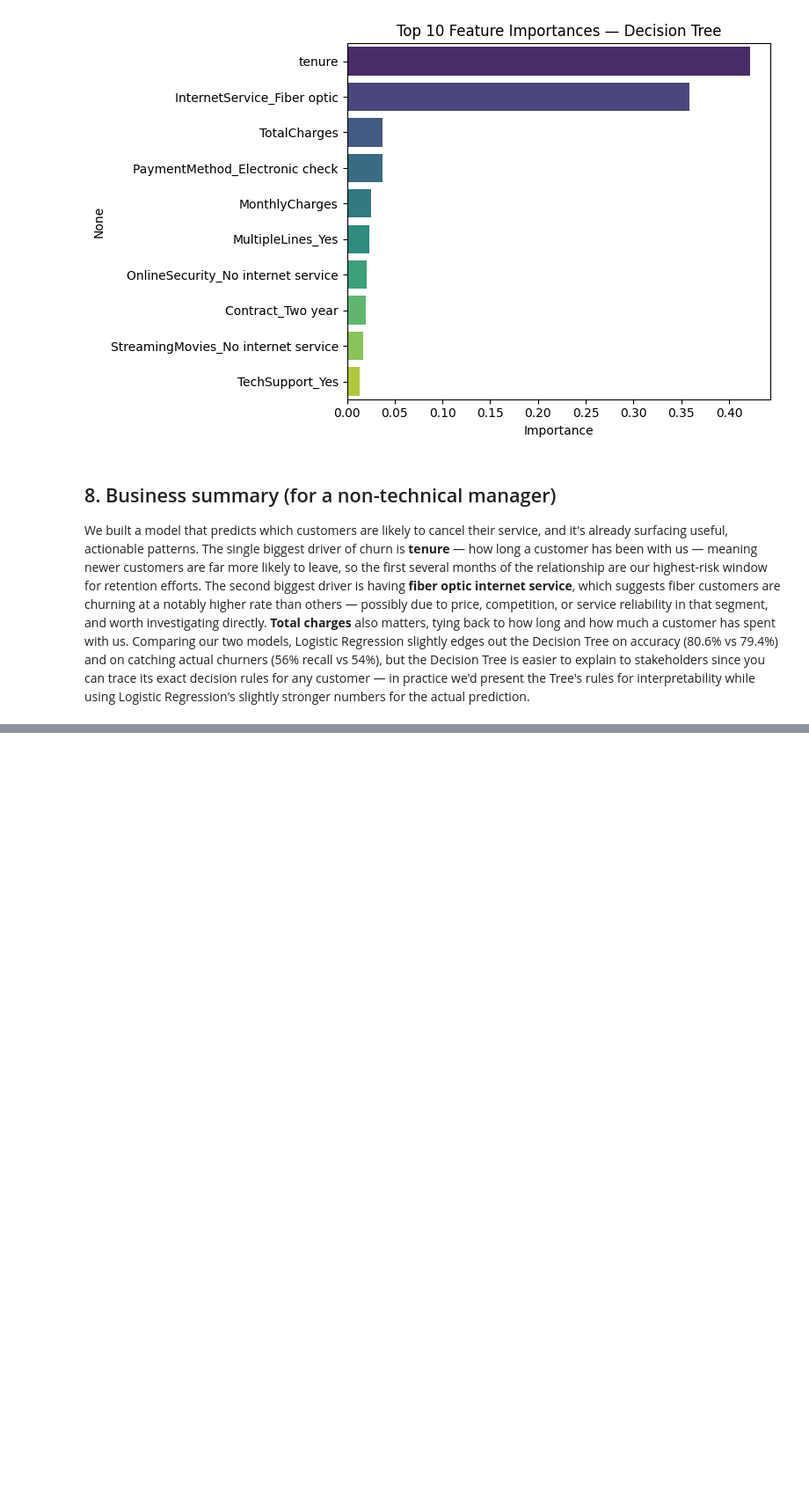
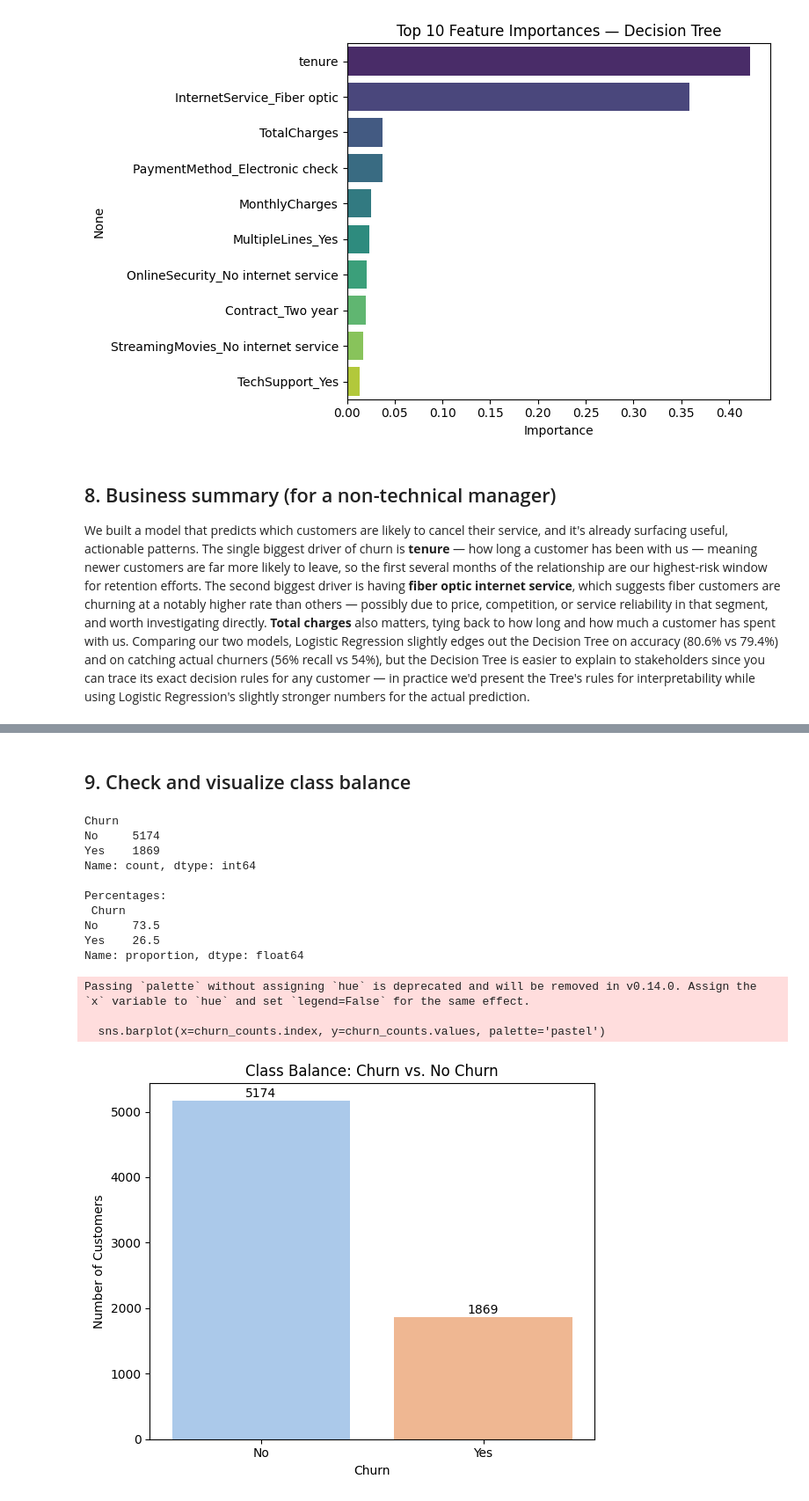
Before and after one commit to Me-Imran56/neurofive-ml-track, a Jupyter notebook: churn_prediction.ipynb, the cells around one changed output, grey strips where cells are left out. Shown at 88% size. Saved outputs shown, nothing was run; the diff lists cells and outputs as text; code cells hidden in the pictures; blank space fills up the shorter version.

```diff
--- a/churn_prediction.ipynb
+++ b/churn_prediction.ipynb
@@ -258,0 +266,34 @@ using Logistic Regression's slightly stronger numbers for the actual prediction.
+# %% [markdown]
+## 9. Check and visualize class balance
+# %%
+churn_counts = df['Churn'].value_counts()
+churn_pct = df['Churn'].value_counts(normalize=True) * 100
+
+print(churn_counts)
+print("\nPercentages:\n", churn_pct.round(1))
+
+plt.figure(figsize=(6, 5))
+sns.barplot(x=churn_counts.index, y=churn_counts.values, palette='pastel')
+plt.title("Class Balance: Churn vs. No Churn")
+plt.ylabel("Number of Customers")
+plt.xlabel("Churn")
+for i, v in enumerate(churn_counts.values):
+    plt.text(i, v + 50, str(v), ha='center')
+plt.tight_layout()
+plt.savefig("class_balance.png", dpi=100)
+plt.show()
+# %% [output]
+Churn
+No     5174
+Yes    1869
+Name: count, dtype: int64
+
+Percentages:
+ Churn
+No     73.5
+Yes    26.5
+Name: proportion, dtype: float64
+Passing `palette` without assigning `hue` is deprecated and will be removed in v0.14.0. Assign the `x` variable to `hue` and set `legend=False` for the same effect.
+
+  sns.barplot(x=churn_counts.index, y=churn_counts.values, palette='pastel')
+[figure, added]
```
Also changed, not shown: parts of 10 cells of this notebook, 1 other file.
